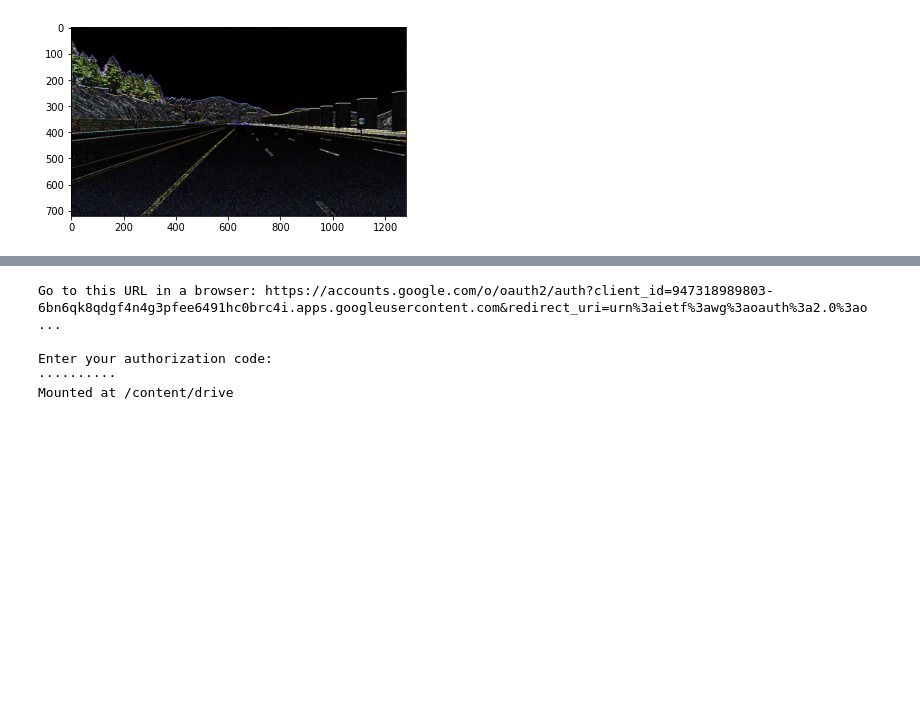
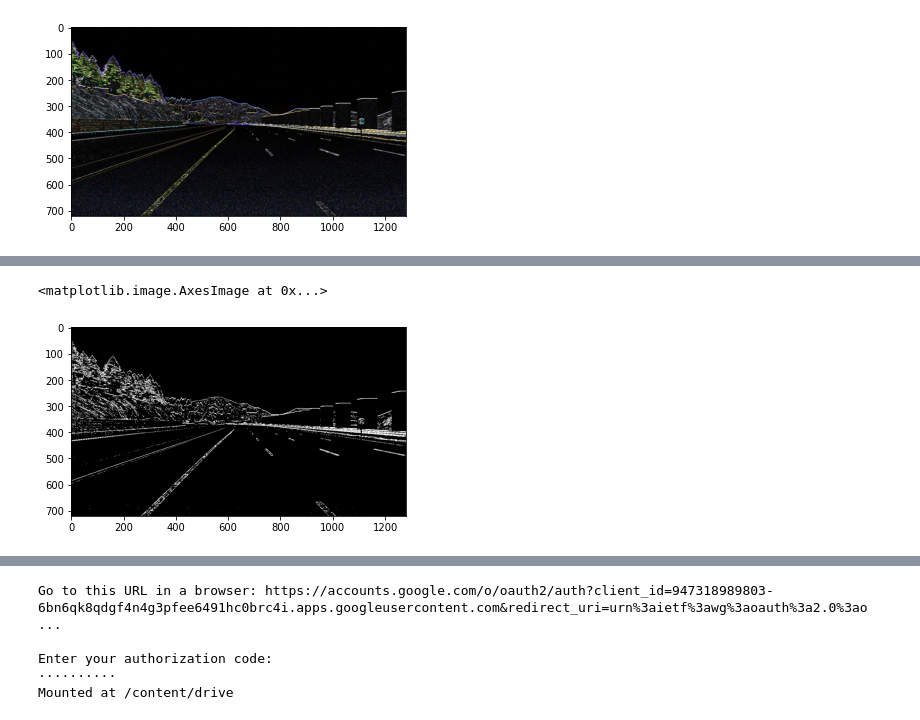
Before and after one commit to SafwanAhmad/google-colab, a Jupyter notebook: Copy_of_advanced_lane_detection.ipynb, the cells around one changed output, grey strips where cells are left out. Drawn from its saved outputs; the diff is of its cells as text; code cells hidden in the pictures; blank space fills up the shorter version.

```diff
--- a/Copy_of_advanced_lane_detection.ipynb
+++ b/Copy_of_advanced_lane_detection.ipynb
@@ -85,0 +98,5 @@ cv2.connectedComponents(grad_x)
+# %%
+plt.imshow(bin_grad_y[1], cmap='gray')
+# %% [output]
+<matplotlib.image.AxesImage at 0x...>
+[figure, added]
```
Also changed, not shown: parts of 4 cells of this notebook.
